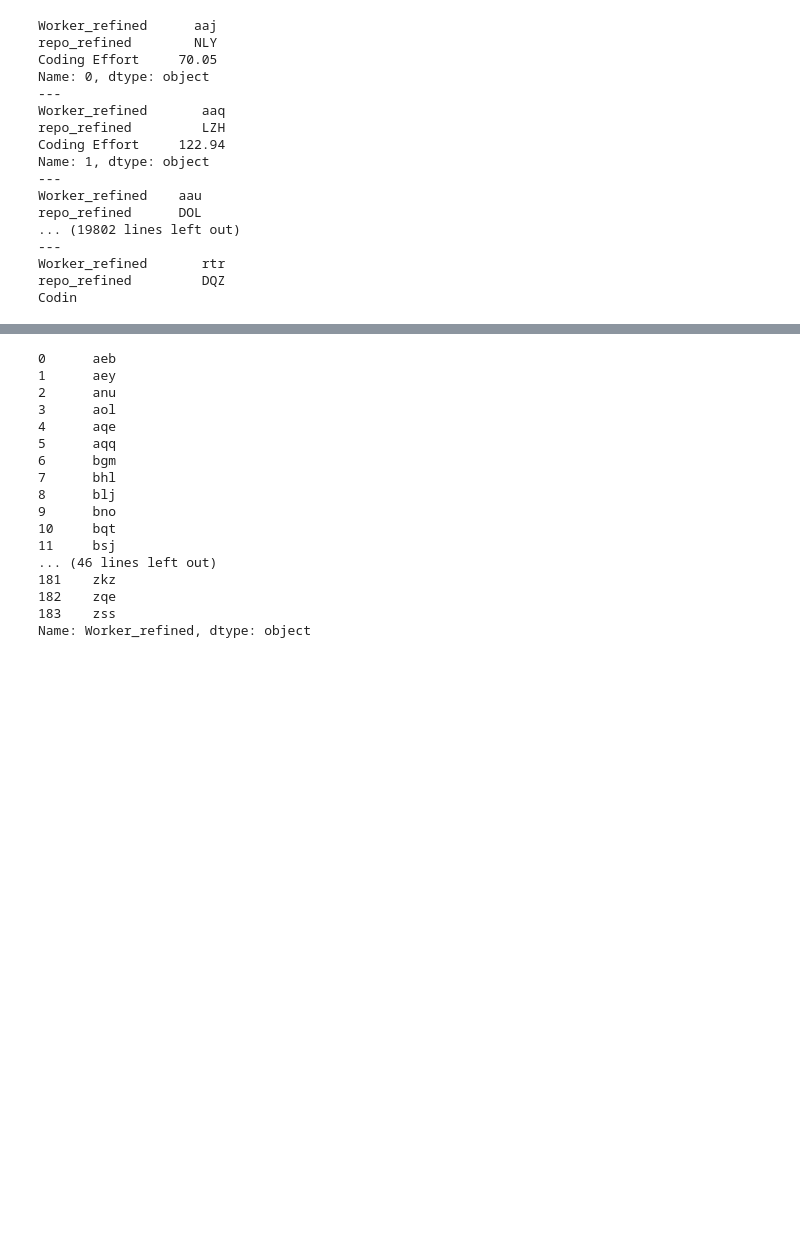
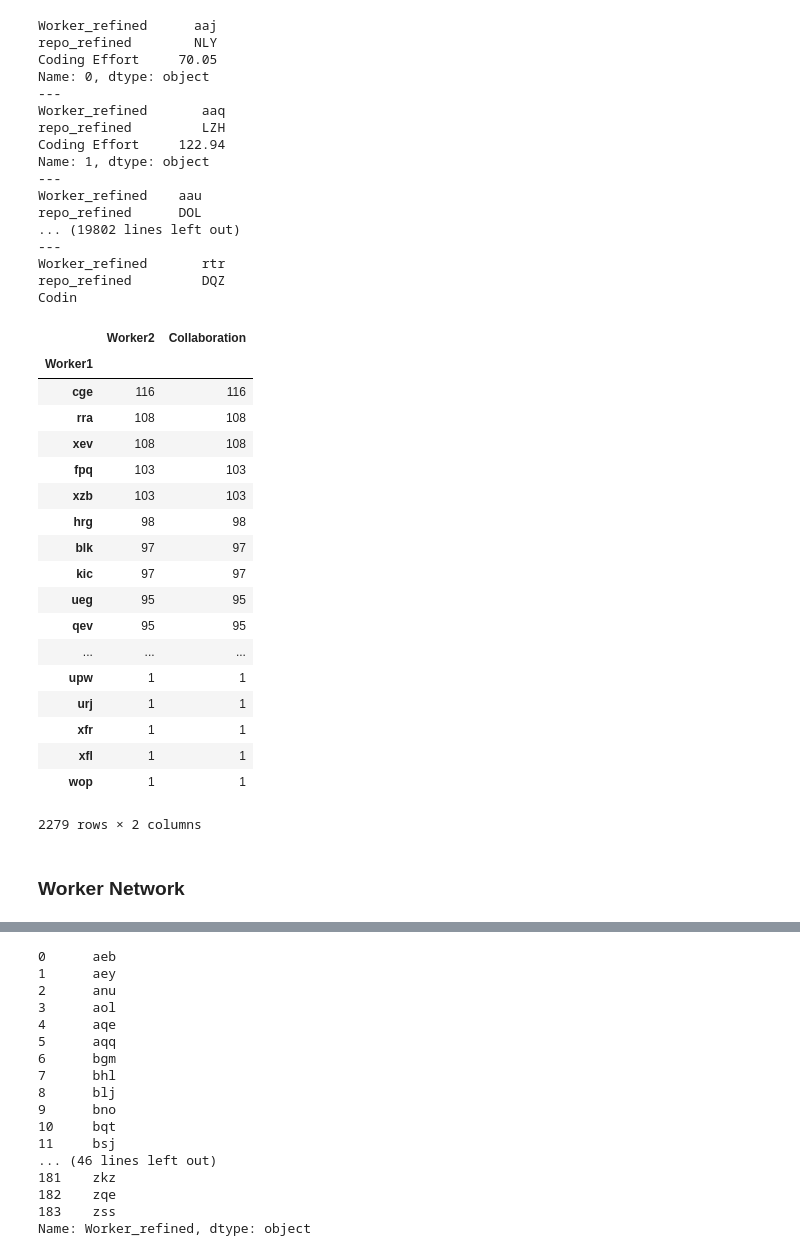
Before and after one commit to MiyainNYC/Graph-Thinking, a Jupyter notebook: dynamics.ipynb, the cells around one changed output, grey strips where cells are left out. Cells and saved outputs as stored; diff of their text form; code cells hidden in the pictures; blank space fills up the shorter version.

```diff
--- a/dynamics.ipynb
+++ b/dynamics.ipynb
@@ -55,3 +58,5 @@ W = bipartite.collaboration_weighted_projected_graph(G, data['Worker_refined'])
+# %%
+W_df = pd.DataFrame(W.edges(),columns = ['Worker1','Worker2'])
 # %%
 import operator
 sorted(nx.degree(W).items(), key=operator.itemgetter(1),reverse = True)
@@ -133,3 +150,27 @@ repo_refined         DQZ
 Codin
 # %%
 len(df_collaborative['Worker_refined'].unique())
+# %%
+W_df.groupby('Worker1').count().sort_values(by = 'Worker2',ascending = False)
+# %% [output]
+|  | Worker2 | Collaboration |
+| Worker1 |  |  |
+| cge | 116 | 116 |
+| rra | 108 | 108 |
+| xev | 108 | 108 |
+| fpq | 103 | 103 |
+| xzb | 103 | 103 |
+| hrg | 98 | 98 |
+| blk | 97 | 97 |
+| kic | 97 | 97 |
+| ueg | 95 | 95 |
+| qev | 95 | 95 |
+| ... | ... | ... |
+| upw | 1 | 1 |
+| urj | 1 | 1 |
+| xfr | 1 | 1 |
+| xfl | 1 | 1 |
+| wop | 1 | 1 |
+2279 rows × 2 columns
+# %% [markdown]
+### Worker Network
```
Also changed, not shown: parts of 27 cells of this notebook.
